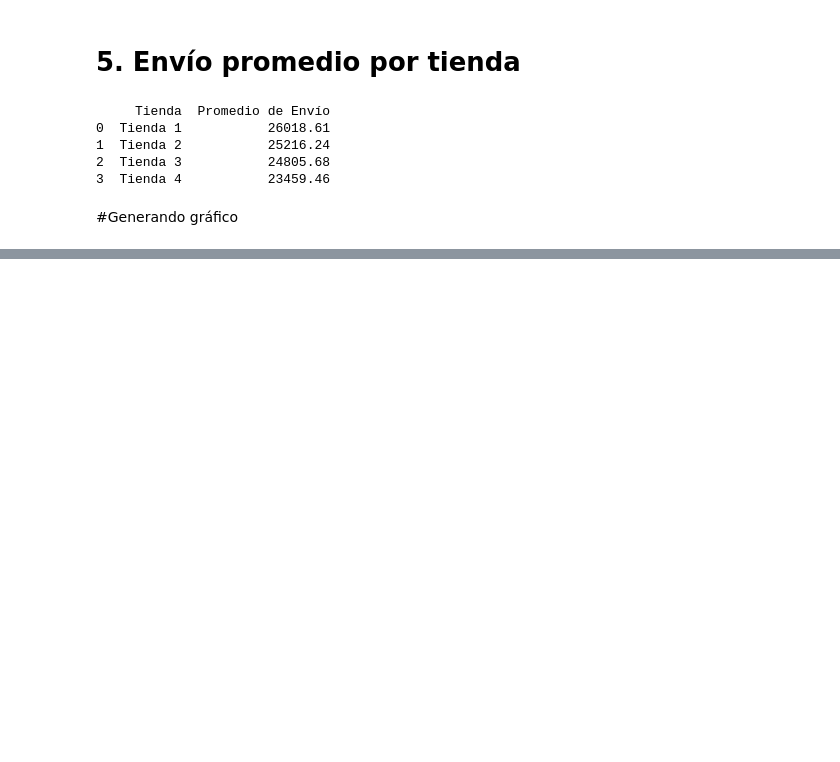
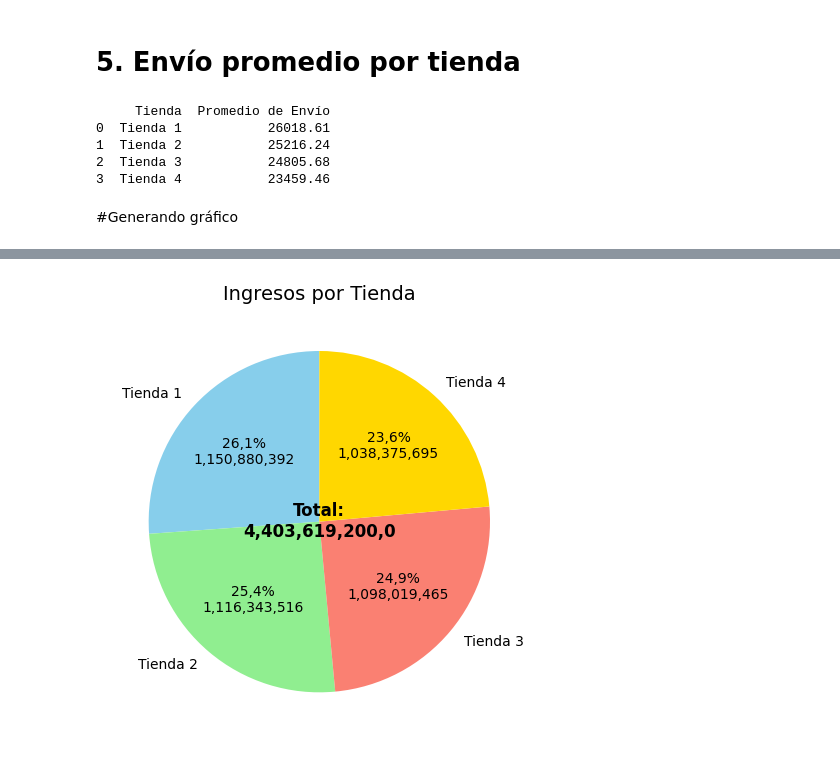
Before and after one commit to rluzav/challenge-alura-store-latam, a Jupyter notebook: Challenge-AluraStoreLatam.ipynb, the cells around one changed output, grey strips where cells are left out. Saved outputs shown, nothing was run; the diff lists cells and outputs as text; code cells hidden in the pictures; blank space fills up the shorter version.

```diff
--- a/Challenge-AluraStoreLatam.ipynb
+++ b/Challenge-AluraStoreLatam.ipynb
@@ -322,0 +349,38 @@ print(df_envio)
+# %%
+import matplotlib.pyplot as plt
+
+# Datos de ejemplo
+tienda_ingreso = ["Tienda 1", "Tienda 2", "Tienda 3", "Tienda 4"]
+total_tiendas = [ingreso_tienda1, ingreso_tienda2, ingreso_tienda3, ingreso_tienda4]
+
+# Calcular el total
+total_ingresos = sum(total_tiendas)
+
+# Función para mostrar porcentaje y subtotal
+def func_autopct(pct, valores):
+    # Subtotal de cada porción
+    valor = int(round(pct/100.*sum(valores)))
+    # Mostrar porcentaje y subtotal debajo
+    return f"{pct:.1f}%\n{valor:,}".replace(".", ",")
+
+# Crear gráfico circular
+fig, ax = plt.subplots()
+ax.pie(
+    total_tiendas,
+    labels=tienda_ingreso,
+    autopct=lambda pct: func_autopct(pct, total_tiendas),
+    startangle=90,
+    colors=["skyblue","lightgreen","salmon","gold"]
+)
+
+# Mostrar el total en el centro
+plt.text(0, 0, f"Total:\n{total_ingresos:,}".replace(".", ","),
+         ha="center", va="center", fontsize=12, fontweight="bold")
+
+# Título
+ax.set_title("Ingresos por Tienda", fontsize=14)
+
+plt.tight_layout()
+plt.show()
+# %% [output]
+[figure, added]
```
Also changed, not shown: parts of 12 cells of this notebook.
